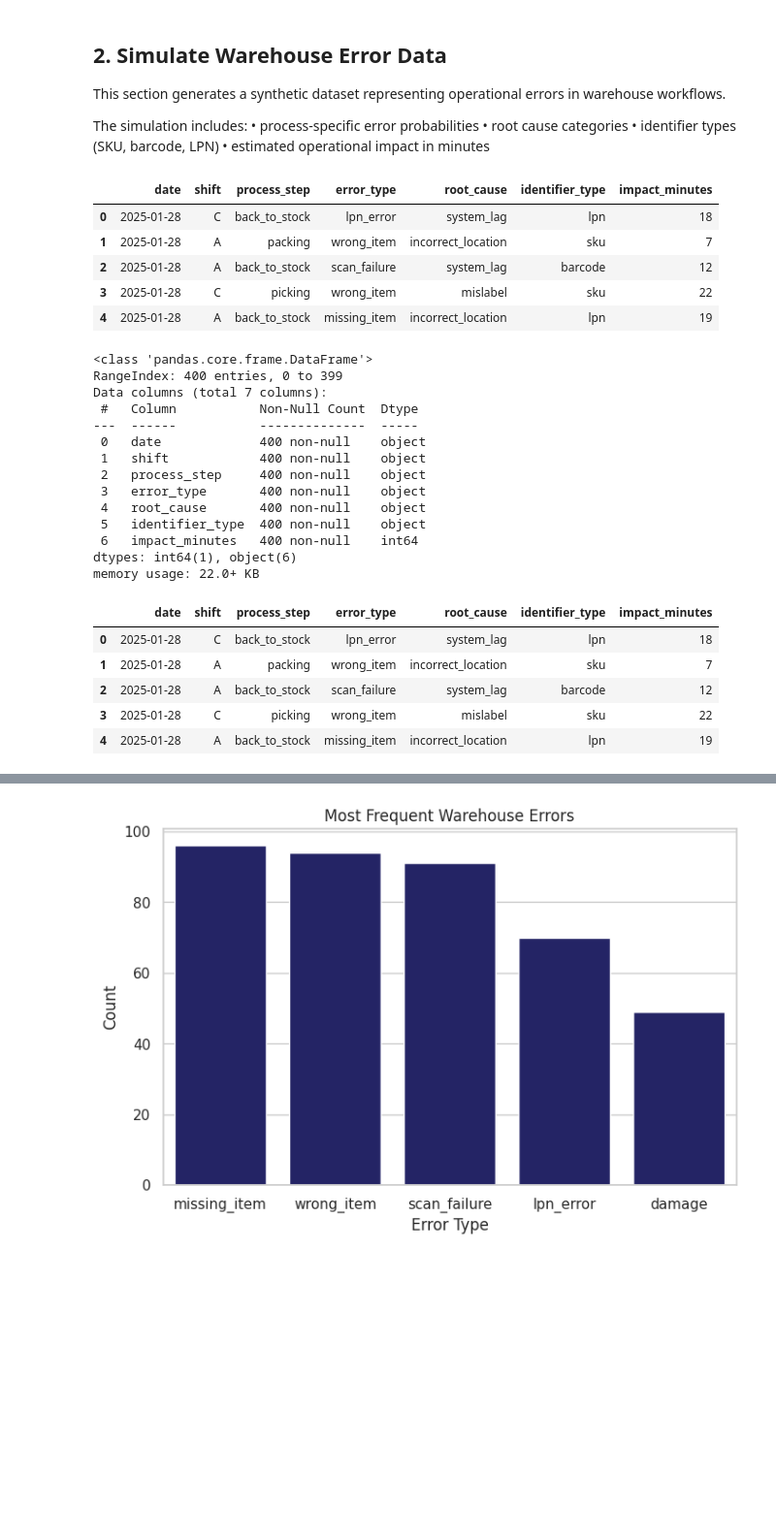
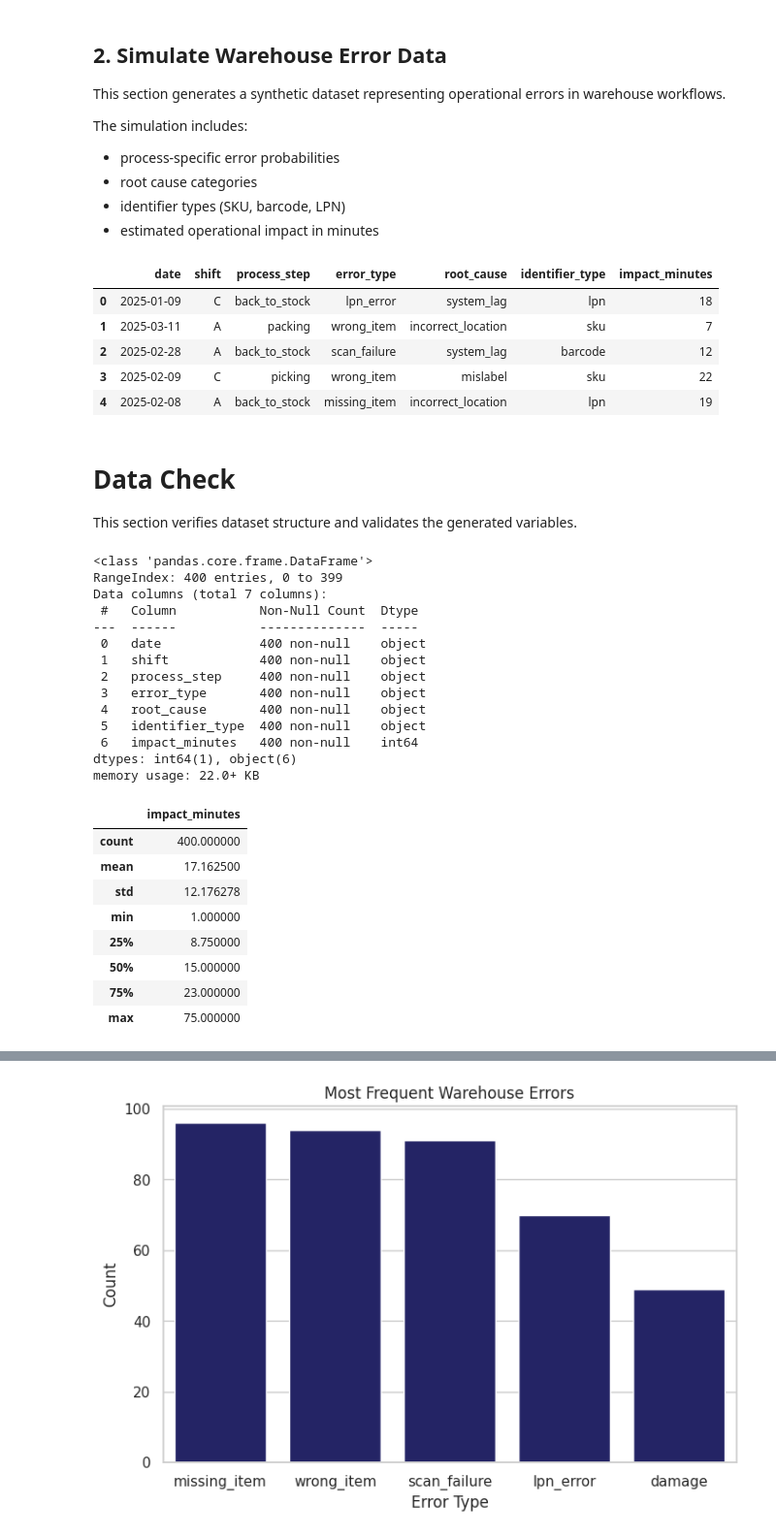
Before and after one commit to aesquivel94/operational-error-analyzer, a Jupyter notebook: warehouse_operational_error_analysis.ipynb, the cells around one changed output, grey strips where cells are left out. Shown at 97% size. Drawn from its saved outputs; the diff is of its cells as text; code cells hidden in the pictures; blank space fills up the shorter version.

Commit message:
Structure + guide

```diff
--- a/warehouse_operational_error_analysis.ipynb
+++ b/warehouse_operational_error_analysis.ipynb
@@ -25,20 +27,24 @@ sns.set_theme(style="whitegrid")
 This section generates a synthetic dataset representing operational errors in warehouse workflows.
 
 The simulation includes:
-• process-specific error probabilities
-• root cause categories
-• identifier types (SKU, barcode, LPN)
-• estimated operational impact in minutes
+
+-  process-specific error probabilities
+- root cause categories
+- identifier types (SKU, barcode, LPN)
+- estimated operational impact in minutes
 # %%
+# Reproducible random generator
 rng = np.random.default_rng(42)
 
+# Number of simulated operational events
 n = 400
 
+# Core warehouse dimensions
 shifts = ["A", "B", "C"]
 process_steps = ["receiving", "picking", "packing", "back_to_stock"]
 identifier_types = ["sku", "barcode", "lpn"]
 
-# Error probabilities by process step
+# Core warehouse dimensions
 step_error_weights = {
     "receiving": {
         "scan_failure": 0.35,
@@ -66,7 +72,7 @@ step_error_weights = {
     },
 }
 
-# Possible root causes by error type
+# Possible operational root causes for each error type
 error_to_root = {
     "wrong_item": ["incorrect_location", "training_gap", "mislabel"],
     "missing_item": ["inventory_mismatch", "incorrect_location", "system_lag"],
@@ -75,7 +81,7 @@ error_to_root = {
     "damage": ["training_gap", "incorrect_location", "damaged_label"],
 }
 
-# Most likely identifier type by error type
+# Identifier systems associated with each error
 error_to_identifier = {
     "wrong_item": ["sku", "barcode"],
     "missing_item": ["sku", "lpn"],
@@ -84,25 +90,31 @@ error_to_identifier = {
     "damage": ["barcode", "sku"],
 }
 
+# Helper function to randomly select based on defined probabilities
 def weighted_choice(options_dict):
     options = list(options_dict.keys())
     probs = list(options_dict.values())
     return rng.choice(options, p=probs)
 
+# Generate random operational dates within a 90-day window
 start = np.datetime64("2025-01-01")
 dates = start + rng.integers(0, 90, size=n).astype("timedelta64[D]")
 
 rows = []
 
-for _ in range(n):
+# Simulate operational events
+for i in range(n):
+
+    # Assign operational context
     shift = rng.choice(shifts, p=[0.36, 0.34, 0.30])
     step = rng.choice(process_steps, p=[0.20, 0.35, 0.25, 0.20])
 
+    # Generate error characteristics
     error_type = weighted_choice(step_error_weights[step])
     root_cause = rng.choice(error_to_root[error_type])
     identifier_type = rng.choice(error_to_identifier[error_type])
 
-    # impact minutes: most errors are small, some are larger
+    # Operational impact simulation (skewed distribution)
     base = rng.gamma(shape=2.0, scale=7.0)
 
     multiplier = {
@@ -125,6 +137,7 @@ for _ in range(n):
         impact_minutes
     ])
 
+# Build final dataset
 df = pd.DataFrame(rows, columns=[
     "date",
     "shift",
@@ -138,34 +151,40 @@ df = pd.DataFrame(rows, columns=[
 df.head()
 # %% [output]
 |  | date | shift | process_step | error_type | root_cause | identifier_type | impact_minutes |
-| 0 | 2025-01-28 | C | back_to_stock | lpn_error | system_lag | lpn | 18 |
-| 1 | 2025-01-28 | A | packing | wrong_item | incorrect_location | sku | 7 |
-| 2 | 2025-01-28 | A | back_to_stock | scan_failure | system_lag | barcode | 12 |
-| 3 | 2025-01-28 | C | picking | wrong_item | mislabel | sku | 22 |
-| 4 | 2025-01-28 | A | back_to_stock | missing_item | incorrect_location | lpn | 19 |
+| 0 | 2025-01-09 | C | back_to_stock | lpn_error | system_lag | lpn | 18 |
+| 1 | 2025-03-11 | A | packing | wrong_item | incorrect_location | sku | 7 |
+| 2 | 2025-02-28 | A | back_to_stock | scan_failure | system_lag | barcode | 12 |
+| 3 | 2025-02-09 | C | picking | wrong_item | mislabel | sku | 22 |
+| 4 | 2025-02-08 | A | back_to_stock | missing_item | incorrect_location | lpn | 19 |
+# %% [markdown]
+# Data Check
+
+This section verifies dataset structure and validates the generated variables.
 # %%
-# Data Check
-
 df.info()
 df.head()
+df.describe()
 # %% [output]
 <class 'pandas.core.frame.DataFrame'>
 RangeIndex: 400 entries, 0 to 399
 Data columns (total 7 columns):
  #   Column           Non-Null Count  Dtype
 ---  ------           --------------  -----
  0   date             400 non-null    object
  1   shift            400 non-null    object
  2   process_step     400 non-null    object
  3   error_type       400 non-null    object
  4   root_cause       400 non-null    object
  5   identifier_type  400 non-null    object
  6   impact_minutes   400 non-null    int64
 dtypes: int64(1), object(6)
 memory usage: 22.0+ KB
-|  | date | shift | process_step | error_type | root_cause | identifier_type | impact_minutes |
-| 0 | 2025-01-28 | C | back_to_stock | lpn_error | system_lag | lpn | 18 |
-| 1 | 2025-01-28 | A | packing | wrong_item | incorrect_location | sku | 7 |
-| 2 | 2025-01-28 | A | back_to_stock | scan_failure | system_lag | barcode | 12 |
-| 3 | 2025-01-28 | C | picking | wrong_item | mislabel | sku | 22 |
-| 4 | 2025-01-28 | A | back_to_stock | missing_item | incorrect_location | lpn | 19 |
+|  | impact_minutes |
+| count | 400.000000 |
+| mean | 17.162500 |
+| std | 12.176278 |
+| min | 1.000000 |
+| 25% | 8.750000 |
+| 50% | 15.000000 |
+| 75% | 23.000000 |
+| max | 75.000000 |
```
Also changed, not shown: parts of 9 cells of this notebook.
